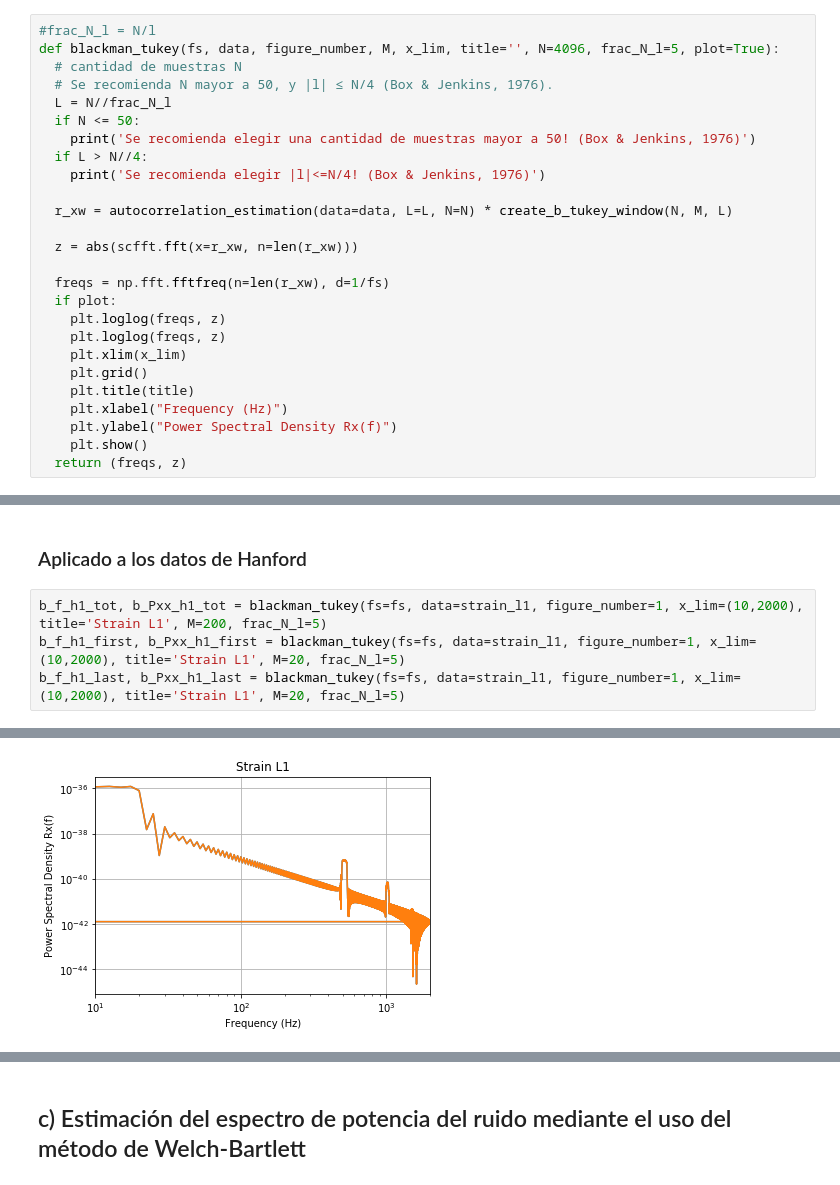
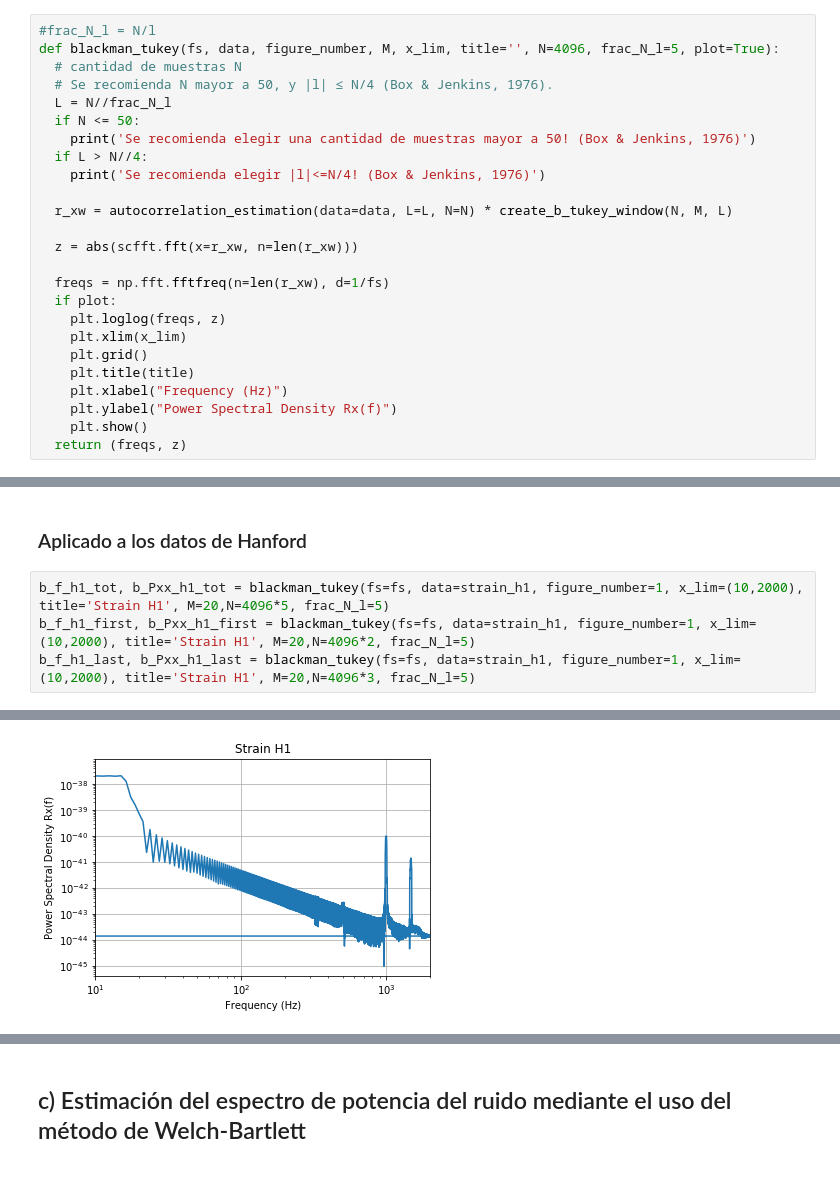
Before and after one commit to LuFernandez/PASA, a Jupyter notebook: TP1. Laboratorio de estimación no-paramétrica/Informe/Informe.ipynb, the cells around one changed output, grey strips where cells are left out. Saved outputs shown, nothing was run; the diff lists cells and outputs as text.

```diff
--- a/TP1. Laboratorio de estimación no-paramétrica/Informe/Informe.ipynb
+++ b/TP1. Laboratorio de estimación no-paramétrica/Informe/Informe.ipynb
@@ -168,7 +174,6 @@ def blackman_tukey(fs, data, figure_number, M, x_lim, title='', N=4096, frac_N_l
   freqs = np.fft.fftfreq(n=len(r_xw), d=1/fs)
   if plot:
     plt.loglog(freqs, z)
-    plt.loglog(freqs, z)
     plt.xlim(x_lim)
     plt.grid()
     plt.title(title)
@@ -189,7 +194,7 @@ b_f_l1_last, b_Pxx_l1_last = blackman_tukey(fs=fs, data=strain_l1, figure_number
 # %% [markdown]
 ### Aplicado a los datos de Hanford
 # %%
-b_f_h1_tot, b_Pxx_h1_tot = blackman_tukey(fs=fs, data=strain_l1, figure_number=1, x_lim=(10,2000), title='Strain L1', M=200, frac_N_l=5)
-b_f_h1_first, b_Pxx_h1_first = blackman_tukey(fs=fs, data=strain_l1, figure_number=1, x_lim=(10,2000), title='Strain L1', M=20, frac_N_l=5)
-b_f_h1_last, b_Pxx_h1_last = blackman_tukey(fs=fs, data=strain_l1, figure_number=1, x_lim=(10,2000), title='Strain L1', M=20, frac_N_l=5)
+b_f_h1_tot, b_Pxx_h1_tot = blackman_tukey(fs=fs, data=strain_h1, figure_number=1, x_lim=(10,2000), title='Strain H1', M=20,N=4096*5, frac_N_l=5)
+b_f_h1_first, b_Pxx_h1_first = blackman_tukey(fs=fs, data=strain_h1, figure_number=1, x_lim=(10,2000), title='Strain H1', M=20,N=4096*2, frac_N_l=5)
+b_f_h1_last, b_Pxx_h1_last = blackman_tukey(fs=fs, data=strain_h1, figure_number=1, x_lim=(10,2000), title='Strain H1', M=20,N=4096*3, frac_N_l=5)
 # %% [output]
@@ -197 +202 @@ b_f_h1_last, b_Pxx_h1_last = blackman_tukey(fs=fs, data=strain_l1, figure_number
-[figure, old version]
+[figure, new version]
```
Also changed, not shown: parts of 17 cells of this notebook.
